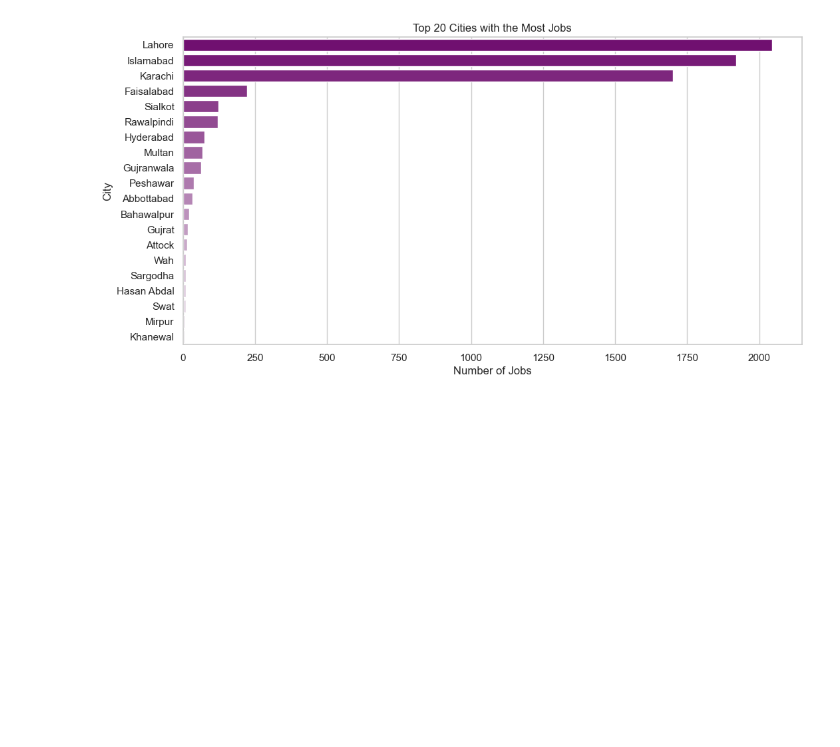
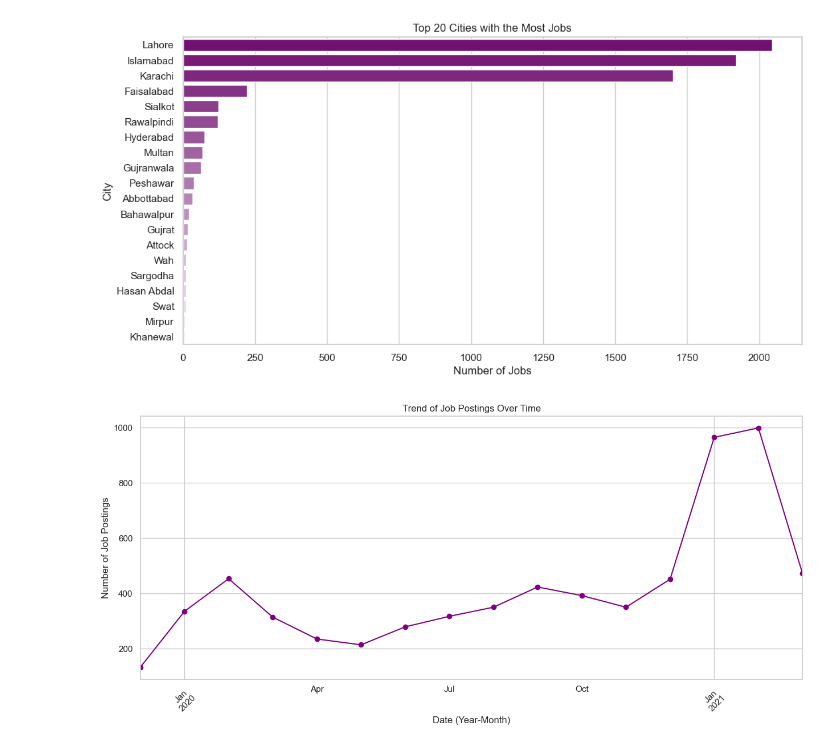
Before and after one commit to hassansultankhan/KMean_machineLearning, a Jupyter notebook: Pakistan_jobs.ipynb, the cells around one changed output. Cells and saved outputs as stored; diff of their text form; code cells hidden in the pictures; blank space fills up the shorter version.

```diff
--- a/Pakistan_jobs.ipynb
+++ b/Pakistan_jobs.ipynb
@@ -173,3 +173,26 @@ plt.ylabel('City')
 plt.show()
 # %% [output]
 [figure]
+# %%
+import pandas as pd
+import matplotlib.dates as mdates
+
+# Converting 'Date Posted' to datetime format for analysis
+df['Date Posted'] = pd.to_datetime(df['Date Posted'], errors='coerce')
+
+# Extracting year and month for trend analysis
+df['YearMonth'] = df['Date Posted'].dt.to_period('M')
+
+# Question 3: Variation of job postings over time (by month)
+time_series = df['YearMonth'].value_counts().sort_index()
+
+# Plotting the time series of job postings
+plt.figure(figsize=(15, 6))
+time_series.plot(kind='line', marker='o')
+plt.title('Trend of Job Postings Over Time')
+plt.xlabel('Date (Year-Month)')
+plt.ylabel('Number of Job Postings')
+plt.xticks(rotation=45)
+plt.show()
+# %% [output]
+[figure, added]
```
